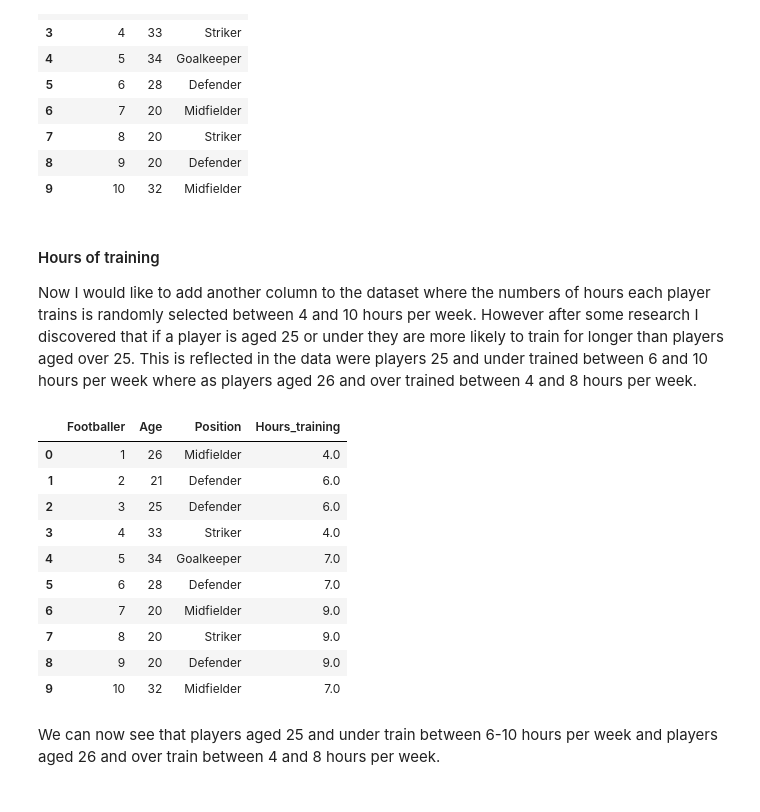
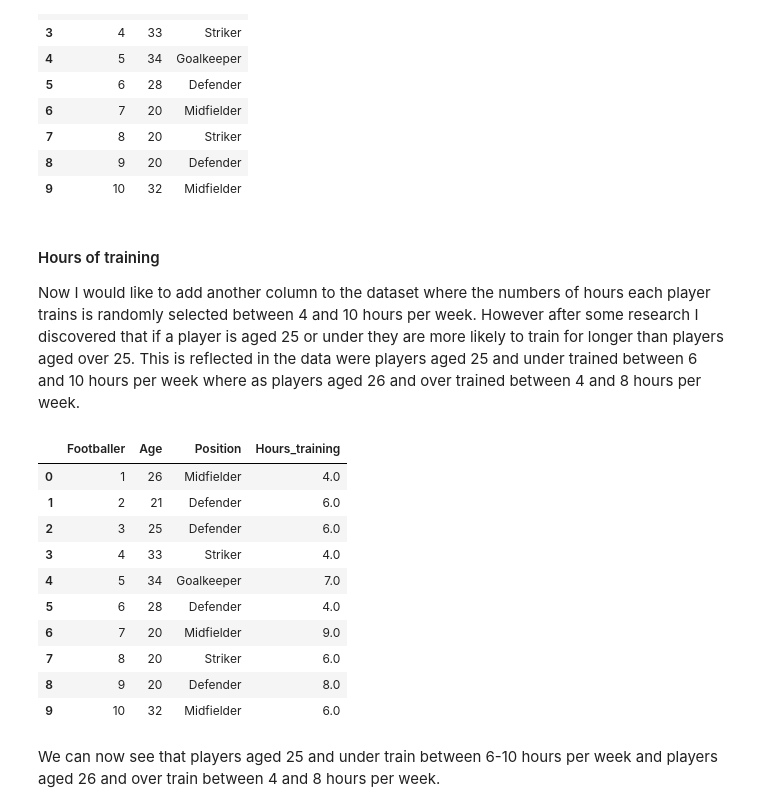
Before and after one commit to TommyVaughan/real-world, a Jupyter notebook: Untitled.ipynb, the cells around one changed output. Cells and saved outputs as stored; diff of their text form; code cells hidden in the pictures.

```diff
--- a/Untitled.ipynb
+++ b/Untitled.ipynb
@@ -83,30 +83,30 @@ df.head(10)
 # %% [markdown]
 #### Hours of training
 
-Now I would like to add another column to the dataset where the numbers of hours each player trains is randomly selected between 4 and 10 hours per week. However after some research I discovered that if a player is aged 25 or under they are more likely to train for longer than players aged over 25. This is reflected in the data were players 25 and under trained between 6 and 10 hours per week where as players aged 26 and over trained between 4 and 8 hours per week.
+Now I would like to add another column to the dataset where the numbers of hours each player trains is randomly selected between 4 and 10 hours per week. However after some research I discovered that if a player is aged 25 or under they are more likely to train for longer than players aged over 25. This is reflected in the data were players aged 25 and under trained between 6 and 10 hours per week where as players aged 26 and over trained between 4 and 8 hours per week.
 # %%
 np.random.seed(100)
 hours = np.random.randint(4,11,100) # randomly selecting the hours of training between 4 and 10 hours per week.
 # %%
-np.random.seed(100)         # Assigning weight to players hours trained based on their age
-df.loc[df.Age <=25 , "Hours_training"] = np.random.randint(6,10,47)
-df1 = pd.DataFrame(df)   # Creating a new df to hold the values for 25 and under hours of training
+np.random.seed(100)         # Assigning weight to players aged 25 and under hours trained .
+df.loc[df.Age <=25 , "Hours_training"] = np.random.randint(6,11,47)
+df1 = pd.DataFrame(df)   # Creating a new df to hold the values for 25 and under hours of training.
 # %%
-np.random.seed(100)         # Assigning weight to goalkeepers tackles
-df1.loc[df1.Age >=26 , "Hours_training"] = np.random.randint(4,8,53)
+np.random.seed(100)         # Assigning weight to players aged 26 and over hours trained.
+df1.loc[df1.Age >=26 , "Hours_training"] = np.random.randint(4,9,53)
 df1.head(10)
 # %% [output]
 |  | Footballer | Age | Position | Hours_training |
 | 0 | 1 | 26 | Midfielder | 4.0 |
 | 1 | 2 | 21 | Defender | 6.0 |
 | 2 | 3 | 25 | Defender | 6.0 |
 | 3 | 4 | 33 | Striker | 4.0 |
 | 4 | 5 | 34 | Goalkeeper | 7.0 |
-| 5 | 6 | 28 | Defender | 7.0 |
+| 5 | 6 | 28 | Defender | 4.0 |
 | 6 | 7 | 20 | Midfielder | 9.0 |
-| 7 | 8 | 20 | Striker | 9.0 |
-| 8 | 9 | 20 | Defender | 9.0 |
-| 9 | 10 | 32 | Midfielder | 7.0 |
+| 7 | 8 | 20 | Striker | 6.0 |
+| 8 | 9 | 20 | Defender | 8.0 |
+| 9 | 10 | 32 | Midfielder | 6.0 |
 # %% [markdown]
 We can now see that players aged 25 and under train between 6-10 hours per week and players aged 26 and over train between 4 and 8 hours per week.
 # %%
```
Also changed, not shown: parts of 33 cells of this notebook.
